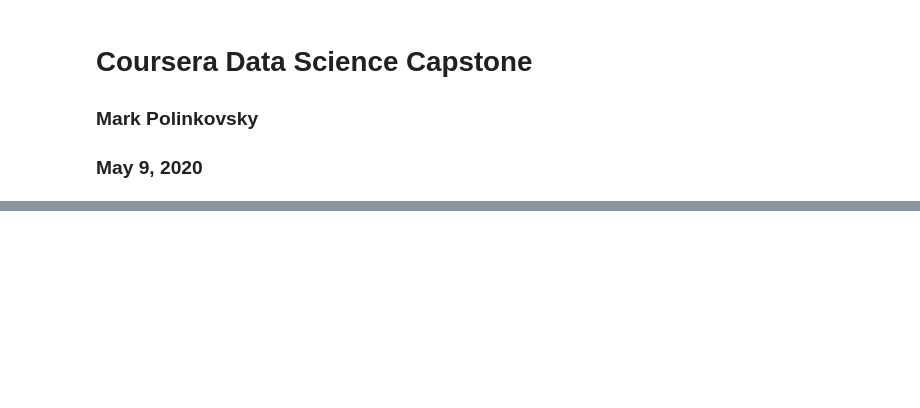
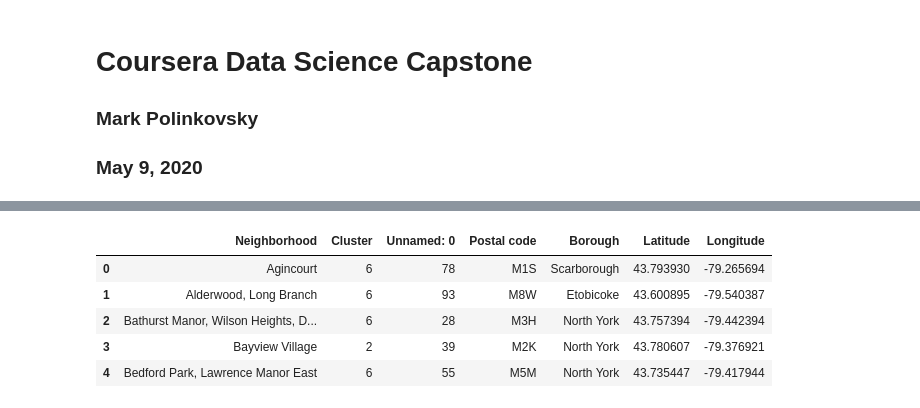
Before and after one commit to polinkov/DataScienceCapstone, a Jupyter notebook: Capstone Project.ipynb, the cells around one changed output, grey strips where cells are left out. Saved outputs shown, nothing was run; the diff lists cells and outputs as text; code cells hidden in the pictures; blank space fills up the shorter version.

```diff
--- a/Capstone Project.ipynb
+++ b/Capstone Project.ipynb
@@ -15,0 +308,17 @@ The new city's neighborhoods will be clustered using k-means clustering, based o
+# %%
+#dftor['Cluster']=kmeans.labels_
+toronto_grouped.head()
+torclust=pd.Series(kmeanstor.labels_,name='Cluster')
+dftormer=pd.concat([toronto_grouped['Neighborhood'],torclust],axis=1)
+
+# merge toronto_grouped with toronto_data to add latitude/longitude for each neighborhood
+dftormer = dftormer.join(dftor.set_index('Neighborhood'), on='Neighborhood')
+
+dftormer.head()
+# %% [output]
+|  | Neighborhood | Cluster | Unnamed: 0 | Postal code | Borough | Latitude | Longitude |
+| 0 | Agincourt | 6 | 78 | M1S | Scarborough | 43.793930 | -79.265694 |
+| 1 | Alderwood, Long Branch | 6 | 93 | M8W | Etobicoke | 43.600895 | -79.540387 |
+| 2 | Bathurst Manor, Wilson Heights, D... | 6 | 28 | M3H | North York | 43.757394 | -79.442394 |
+| 3 | Bayview Village | 2 | 39 | M2K | North York | 43.780607 | -79.376921 |
+| 4 | Bedford Park, Lawrence Manor East | 6 | 55 | M5M | North York | 43.735447 | -79.417944 |
```
Also changed, not shown: parts of 69 cells of this notebook, 2 other files.
